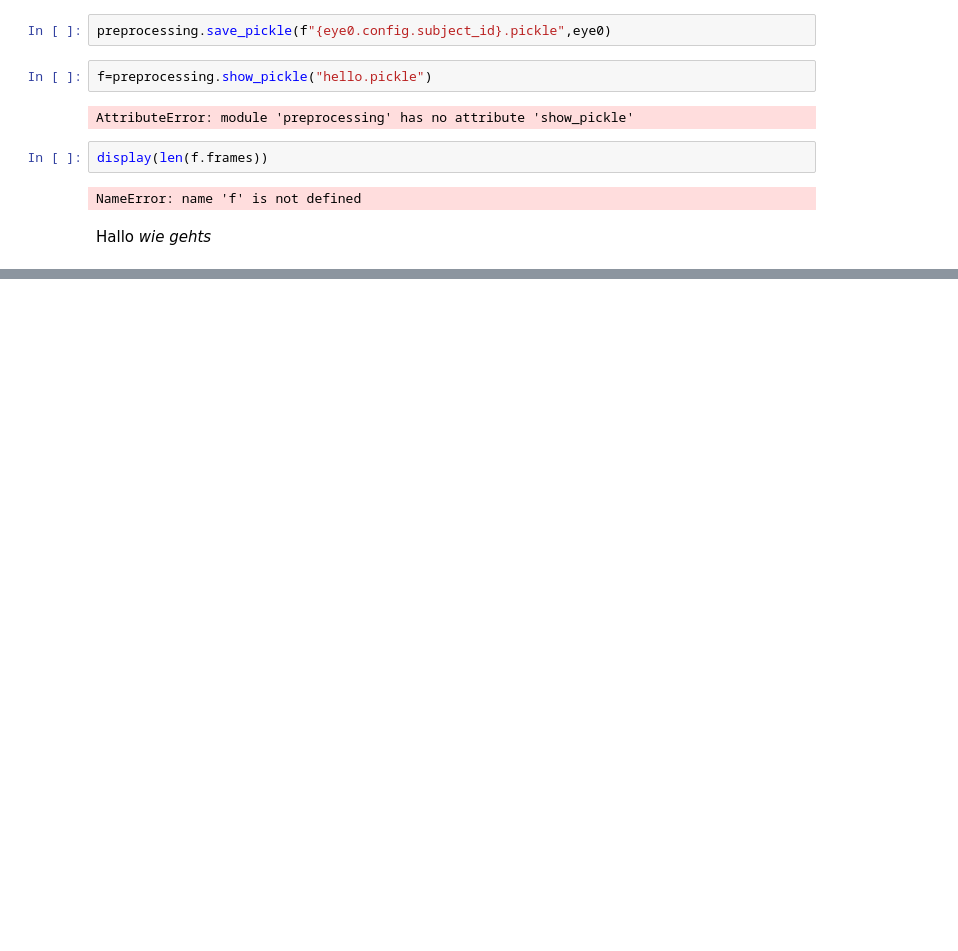
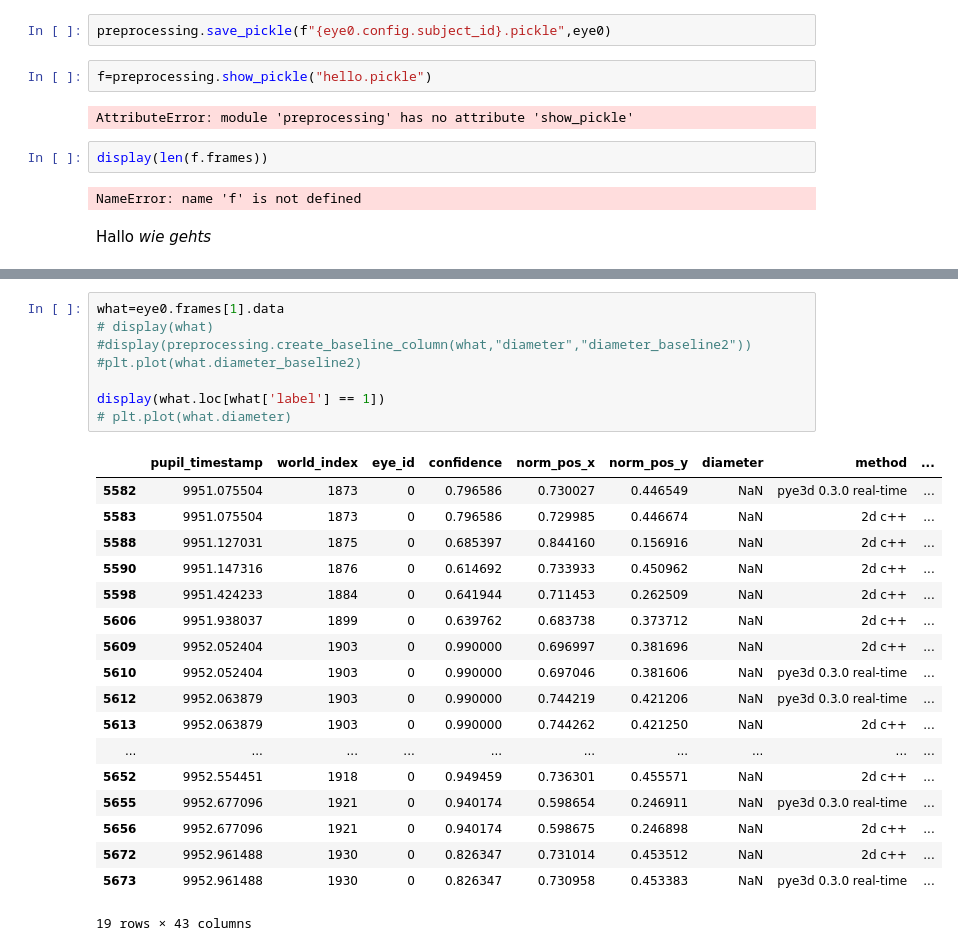
Before and after one commit to KathaMei/Pupille, a Jupyter notebook: notebooks/smooth.ipynb, the cells around one changed output, grey strips where cells are left out. Cells and saved outputs as stored; diff of their text form; blank space fills up the shorter version.

```diff
--- a/notebooks/smooth.ipynb
+++ b/notebooks/smooth.ipynb
@@ -159,0 +180,27 @@ ProcessResult(config=ProcessConfig(eyenum=0, column='diameter', sfactor=1, data_
+# %%
+what=eye0.frames[1].data
+# display(what)
+#display(preprocessing.create_baseline_column(what,"diameter","diameter_baseline2"))
+#plt.plot(what.diameter_baseline2)
+
+display(what.loc[what['label'] == 1])
+# plt.plot(what.diameter)
+# %% [output]
+|  | pupil_timestamp | world_index | eye_id | confidence | norm_pos_x | norm_pos_y | diameter | method | ... |
+| 5582 | 9951.075504 | 1873 | 0 | 0.796586 | 0.730027 | 0.446549 | NaN | pye3d 0.3.0 real-time | ... |
+| 5583 | 9951.075504 | 1873 | 0 | 0.796586 | 0.729985 | 0.446674 | NaN | 2d c++ | ... |
+| 5588 | 9951.127031 | 1875 | 0 | 0.685397 | 0.844160 | 0.156916 | NaN | 2d c++ | ... |
+| 5590 | 9951.147316 | 1876 | 0 | 0.614692 | 0.733933 | 0.450962 | NaN | 2d c++ | ... |
+| 5598 | 9951.424233 | 1884 | 0 | 0.641944 | 0.711453 | 0.262509 | NaN | 2d c++ | ... |
+| 5606 | 9951.938037 | 1899 | 0 | 0.639762 | 0.683738 | 0.373712 | NaN | 2d c++ | ... |
+| 5609 | 9952.052404 | 1903 | 0 | 0.990000 | 0.696997 | 0.381696 | NaN | 2d c++ | ... |
+| 5610 | 9952.052404 | 1903 | 0 | 0.990000 | 0.697046 | 0.381606 | NaN | pye3d 0.3.0 real-time | ... |
+| 5612 | 9952.063879 | 1903 | 0 | 0.990000 | 0.744219 | 0.421206 | NaN | pye3d 0.3.0 real-time | ... |
+| 5613 | 9952.063879 | 1903 | 0 | 0.990000 | 0.744262 | 0.421250 | NaN | 2d c++ | ... |
+| ... | ... | ... | ... | ... | ... | ... | ... | ... | ... |
+| 5652 | 9952.554451 | 1918 | 0 | 0.949459 | 0.736301 | 0.455571 | NaN | 2d c++ | ... |
+| 5655 | 9952.677096 | 1921 | 0 | 0.940174 | 0.598654 | 0.246911 | NaN | pye3d 0.3.0 real-time | ... |
+| 5656 | 9952.677096 | 1921 | 0 | 0.940174 | 0.598675 | 0.246898 | NaN | 2d c++ | ... |
+| 5672 | 9952.961488 | 1930 | 0 | 0.826347 | 0.731014 | 0.453512 | NaN | 2d c++ | ... |
+| 5673 | 9952.961488 | 1930 | 0 | 0.826347 | 0.730958 | 0.453383 | NaN | pye3d 0.3.0 real-time | ... |
+19 rows × 43 columns
```
Also changed, not shown: parts of 6 cells of this notebook, 4 other files.
